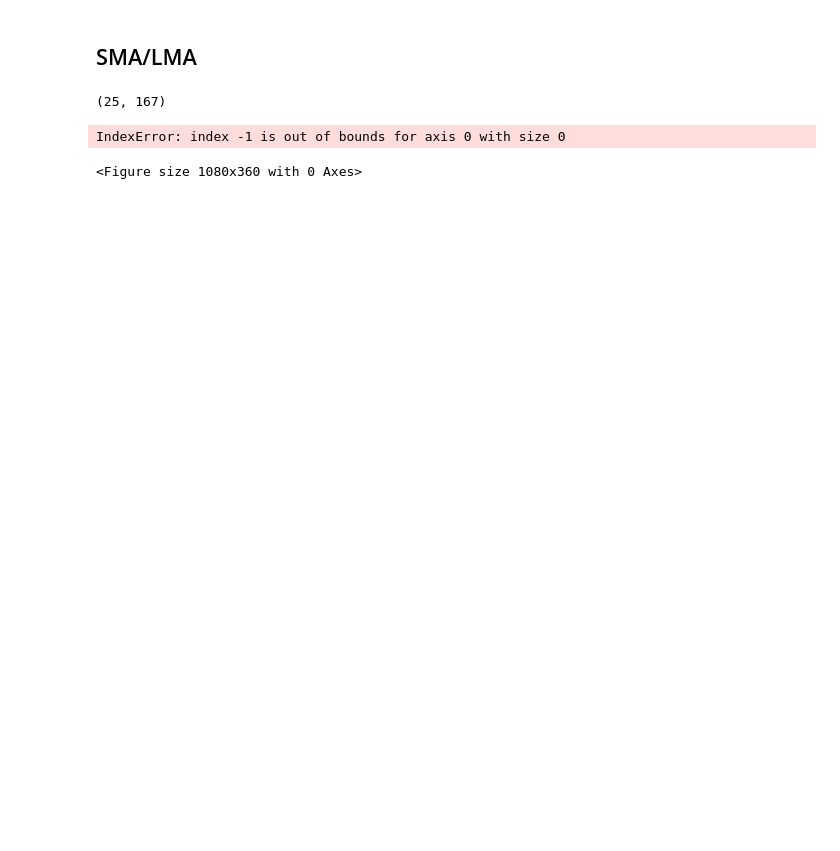
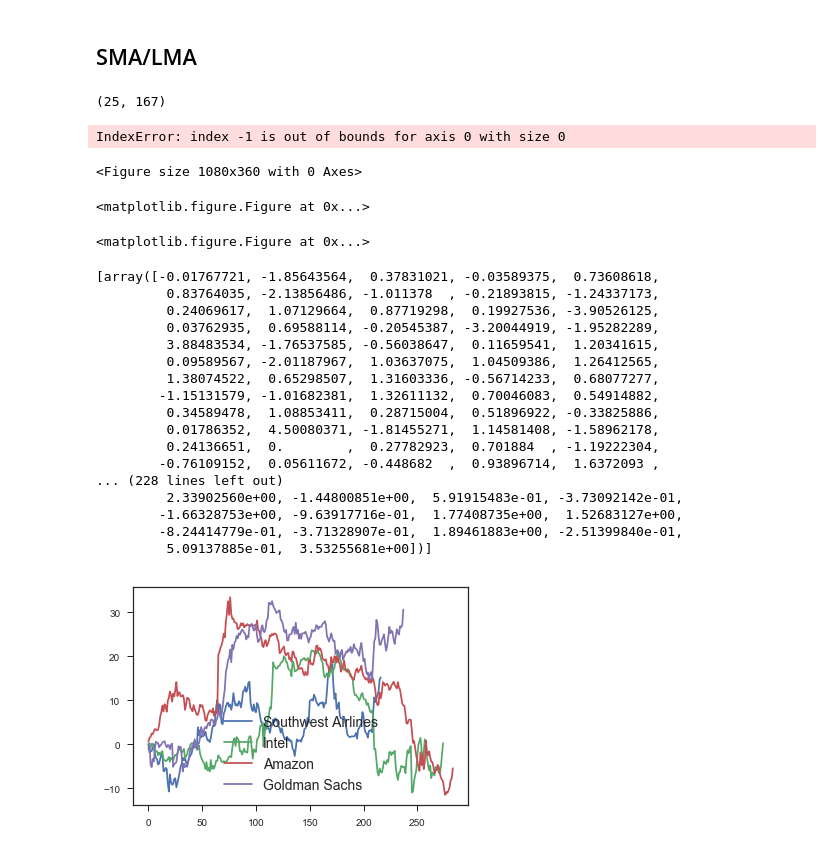
Before and after one commit to SpartonDawg/CMSE-201-Final, a Jupyter notebook: CMSE 202 - FINAL.ipynb, the cells around one changed output. Cells and saved outputs as stored; diff of their text form; code cells hidden in the pictures; blank space fills up the shorter version.

Commit message:
Added Mean model

```diff
--- a/CMSE 202 - FINAL.ipynb
+++ b/CMSE 202 - FINAL.ipynb
@@ -617,0 +774,56 @@ IndexError: index -1 is out of bounds for axis 0 with size 0
+# %%
+def best_indicatorMean(n,prices,labels):
+    #insert random walker function call and code here that simulates different windows for the rolling mean
+    bestmean = random_walkerMean(n,"long",prices)
+    returns = back_testingMean(prices,bestmean) #plugs those here in place of 20/100
+    plt.plot(np.cumsum(returns),label=labels)
+    plt.legend(fontsize=14)
+    return returns
+plt.figure(figsize=(15,5))
+# %% [output]
+<matplotlib.figure.Figure at 0x...>
+<matplotlib.figure.Figure at 0x...>
+# %%
+def portfolio_sim_mean(n, portfolio, labels):
+    '''
+
+    A compilation function for the above functions which simulates a portfolio for the securities using the best_indicator function.
+
+    Inputs:
+
+    n: Number of iterations
+    portfolio: Price data for various securities
+    labels: Labels for the securities
+
+    Returns:
+
+    '''
+
+    basket = []
+    for i in range(portfolio.shape[1]):
+        column = str(labels[i])
+        best_sim = best_indicatorMean(n,portfolio[column], column)
+        basket.append(best_sim)
+
+    return basket
+
+portfolio_sim_mean(4, stock_portfolio, stock_labels)
+# %% [output]
+[array([-0.01767721, -1.85643564,  0.37831021, -0.03589375,  0.73608618,
+         0.83764035, -2.13856486, -1.011378  , -0.21893815, -1.24337173,
+         0.24069617,  1.07129664,  0.87719298,  0.19927536, -3.90526125,
+         0.03762935,  0.69588114, -0.20545387, -3.20044919, -1.95282289,
+         3.88483534, -1.76537585, -0.56038647,  0.11659541,  1.20341615,
+         0.09589567, -2.01187967,  1.03637075,  1.04509386,  1.26412565,
+         1.38074522,  0.65298507,  1.31603336, -0.56714233,  0.68077277,
+        -1.15131579, -1.01682381,  1.32611132,  0.70046083,  0.54914882,
+         0.34589478,  1.08853411,  0.28715004,  0.51896922, -0.33825886,
+         0.01786352,  4.50080371, -1.81455271,  1.14581408, -1.58962178,
+         0.24136651,  0.        ,  0.27782923,  0.701884  , -1.19222304,
+        -0.76109152,  0.05611672, -0.448682  ,  0.93896714,  1.6372093 ,
+... (228 lines left out)
+         2.33902560e+00, -1.44800851e+00,  5.91915483e-01, -3.73092142e-01,
+        -1.66328753e+00, -9.63917716e-01,  1.77408735e+00,  1.52683127e+00,
+        -8.24414779e-01, -3.71328907e-01,  1.89461883e+00, -2.51399840e-01,
+         5.09137885e-01,  3.53255681e+00])]
+[figure, added]
```
Also changed, not shown: parts of 8 cells of this notebook.
